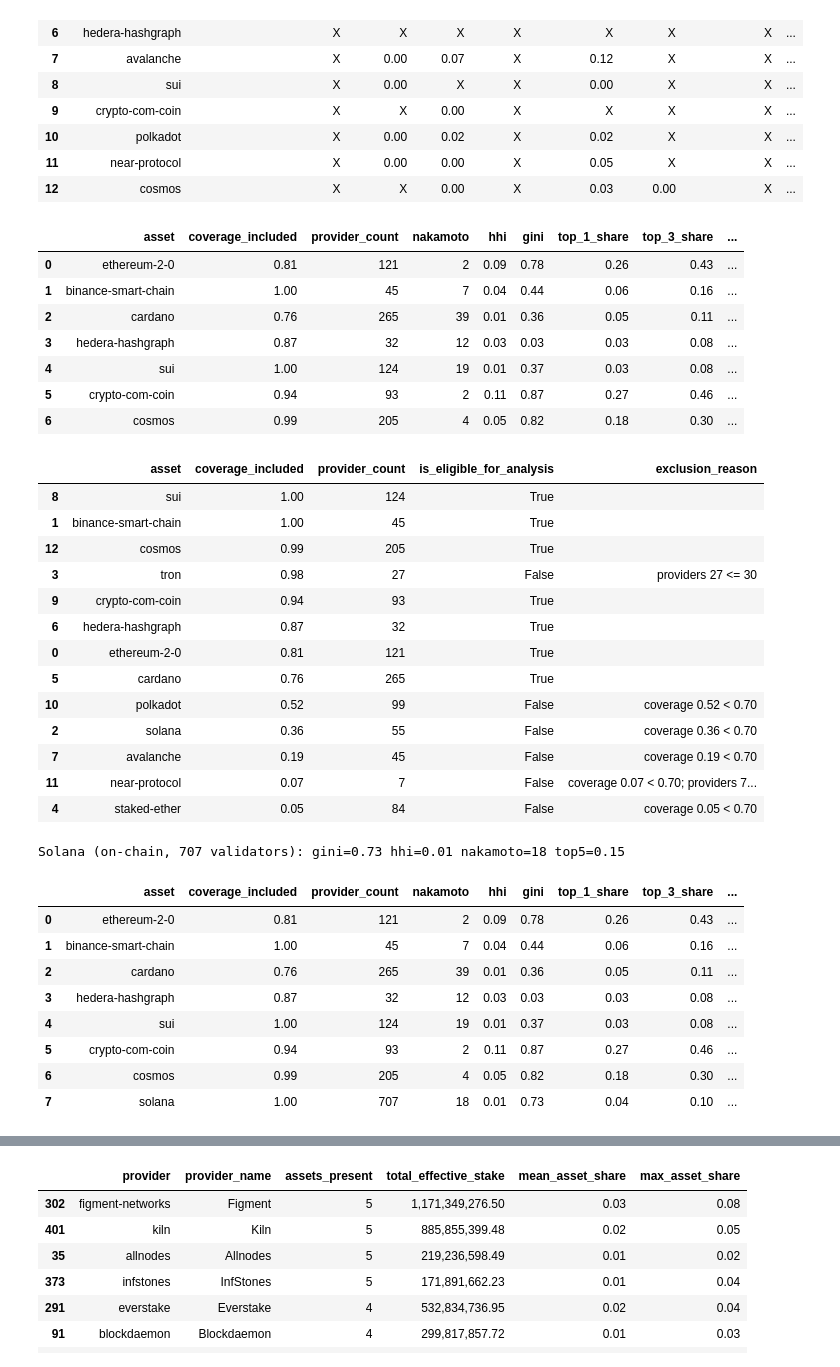
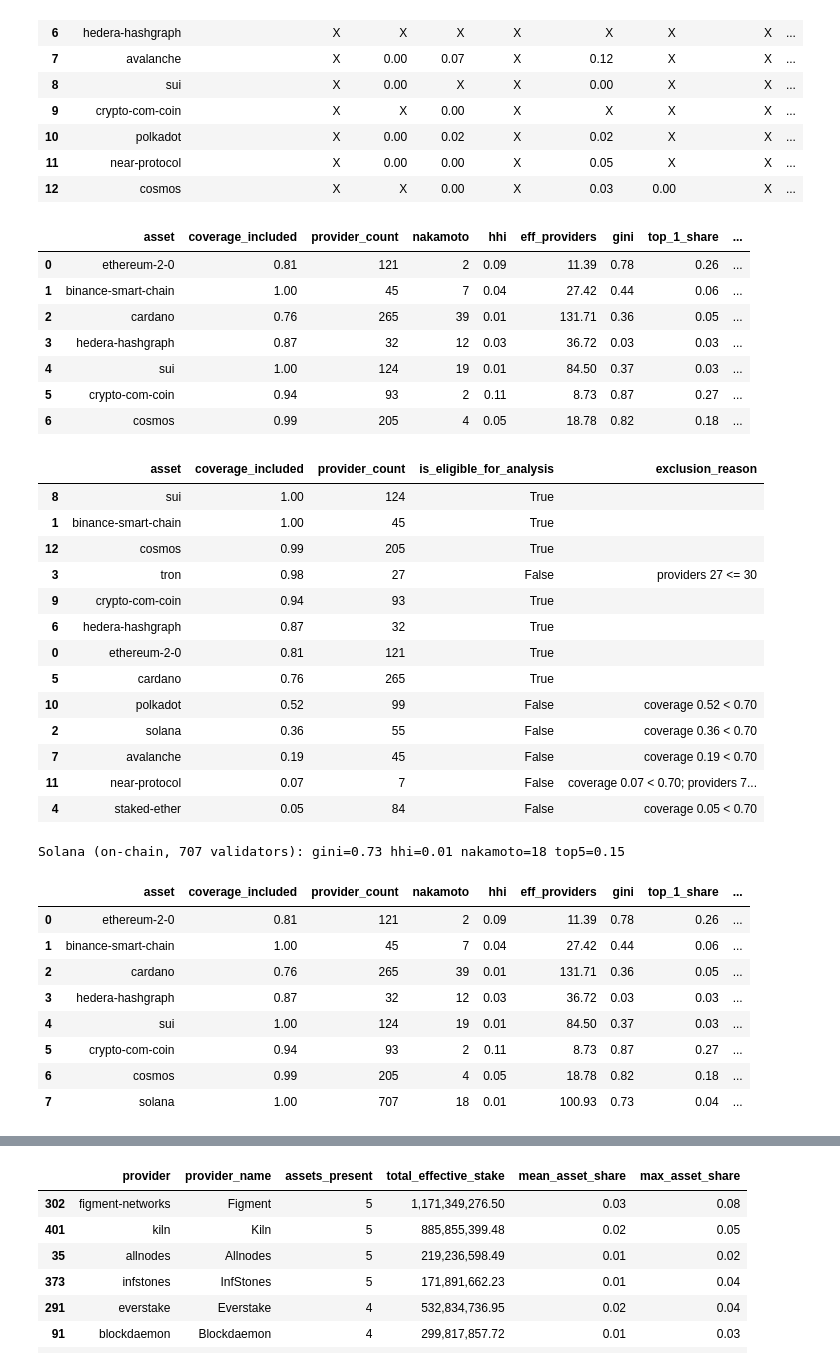
Before and after one commit to schwmi/StakingProviderConcentrationAnalysis, a Jupyter notebook: StakingRewardsAnalysis.ipynb, the cells around one changed output, grey strips where cells are left out. Cells and saved outputs as stored; diff of their text form; code cells hidden in the pictures.

Commit message:
Add residual robustness check and effective-provider column

```diff
--- a/StakingRewardsAnalysis.ipynb
+++ b/StakingRewardsAnalysis.ipynb
@@ -996,6 +996,7 @@ for asset in filtered_df["asset"]:
             "provider_count": provider_count,
             "nakamoto": nakamoto,
             "hhi": hhi,
+            "eff_providers": (1.0 / hhi) if hhi else float("nan"),
             "gini": gini,
             "top_1_share": topk.get("top_k", {}).get("1"),
             "top_3_share": topk.get("top_k", {}).get("3"),
@@ -1012,14 +1013,14 @@ candidate_overview = pd.DataFrame(candidate_log).sort_values(
 )
 display(candidate_overview)
 # %% [output]
-|  | asset | coverage_included | provider_count | nakamoto | hhi | gini | top_1_share | top_3_share | ... |
-| 0 | ethereum-2-0 | 0.81 | 121 | 2 | 0.09 | 0.78 | 0.26 | 0.43 | ... |
-| 1 | binance-smart-chain | 1.00 | 45 | 7 | 0.04 | 0.44 | 0.06 | 0.16 | ... |
-| 2 | cardano | 0.76 | 265 | 39 | 0.01 | 0.36 | 0.05 | 0.11 | ... |
-| 3 | hedera-hashgraph | 0.87 | 32 | 12 | 0.03 | 0.03 | 0.03 | 0.08 | ... |
-| 4 | sui | 1.00 | 124 | 19 | 0.01 | 0.37 | 0.03 | 0.08 | ... |
-| 5 | crypto-com-coin | 0.94 | 93 | 2 | 0.11 | 0.87 | 0.27 | 0.46 | ... |
-| 6 | cosmos | 0.99 | 205 | 4 | 0.05 | 0.82 | 0.18 | 0.30 | ... |
+|  | asset | coverage_included | provider_count | nakamoto | hhi | eff_providers | gini | top_1_share | ... |
+| 0 | ethereum-2-0 | 0.81 | 121 | 2 | 0.09 | 11.39 | 0.78 | 0.26 | ... |
+| 1 | binance-smart-chain | 1.00 | 45 | 7 | 0.04 | 27.42 | 0.44 | 0.06 | ... |
+| 2 | cardano | 0.76 | 265 | 39 | 0.01 | 131.71 | 0.36 | 0.05 | ... |
+| 3 | hedera-hashgraph | 0.87 | 32 | 12 | 0.03 | 36.72 | 0.03 | 0.03 | ... |
+| 4 | sui | 1.00 | 124 | 19 | 0.01 | 84.50 | 0.37 | 0.03 | ... |
+| 5 | crypto-com-coin | 0.94 | 93 | 2 | 0.11 | 8.73 | 0.87 | 0.27 | ... |
+| 6 | cosmos | 0.99 | 205 | 4 | 0.05 | 18.78 | 0.82 | 0.18 | ... |
 |  | asset | coverage_included | provider_count | is_eligible_for_analysis | exclusion_reason |
 | 8 | sui | 1.00 | 124 | True |  |
 | 1 | binance-smart-chain | 1.00 | 45 | True |  |
@@ -1063,42 +1064,43 @@ solana_hhi = calculate_hhi_from_values(
 solana_topk = calculate_top_k_stake_shares(
     solana_validators, total_value=solana_total, k_values=[1, 3, 5],
     split_residual=RESIDUAL_SPLIT_FOR_METRICS,
     min_residual_token_amount=RESIDUAL_MIN_TOKEN_AMOUNT,
 )
 
 solana_row = {
     "asset": "solana",
     "coverage_included": 1.0,
     "provider_count": len(solana_validators),
     "nakamoto": solana_nakamoto,
     "hhi": solana_hhi,
+    "eff_providers": (1.0 / solana_hhi) if solana_hhi else float("nan"),
     "gini": solana_gini,
     "top_1_share": solana_topk.get("top_k", {}).get("1"),
     "top_3_share": solana_topk.get("top_k", {}).get("3"),
     "top_5_share": solana_topk.get("top_k", {}).get("5"),
     "is_eligible_for_analysis": True,
 }
 
 df = pd.concat([df, pd.DataFrame([solana_row])], ignore_index=True)
 lorenz_inputs["solana"] = {"providers": solana_validators, "total_value": solana_total}
 
 print(
     f"Solana (on-chain, {len(solana_validators)} validators): "
     f"gini={solana_gini:.2f} hhi={solana_hhi:.2f} nakamoto={solana_nakamoto} "
     f"top5={solana_row['top_5_share']:.2f}"
 )
 display(df)
 # %% [output]
 Solana (on-chain, 707 validators): gini=0.73 hhi=0.01 nakamoto=18 top5=0.15
-|  | asset | coverage_included | provider_count | nakamoto | hhi | gini | top_1_share | top_3_share | ... |
-| 0 | ethereum-2-0 | 0.81 | 121 | 2 | 0.09 | 0.78 | 0.26 | 0.43 | ... |
-| 1 | binance-smart-chain | 1.00 | 45 | 7 | 0.04 | 0.44 | 0.06 | 0.16 | ... |
-| 2 | cardano | 0.76 | 265 | 39 | 0.01 | 0.36 | 0.05 | 0.11 | ... |
-| 3 | hedera-hashgraph | 0.87 | 32 | 12 | 0.03 | 0.03 | 0.03 | 0.08 | ... |
-| 4 | sui | 1.00 | 124 | 19 | 0.01 | 0.37 | 0.03 | 0.08 | ... |
-| 5 | crypto-com-coin | 0.94 | 93 | 2 | 0.11 | 0.87 | 0.27 | 0.46 | ... |
-| 6 | cosmos | 0.99 | 205 | 4 | 0.05 | 0.82 | 0.18 | 0.30 | ... |
-| 7 | solana | 1.00 | 707 | 18 | 0.01 | 0.73 | 0.04 | 0.10 | ... |
+|  | asset | coverage_included | provider_count | nakamoto | hhi | eff_providers | gini | top_1_share | ... |
+| 0 | ethereum-2-0 | 0.81 | 121 | 2 | 0.09 | 11.39 | 0.78 | 0.26 | ... |
+| 1 | binance-smart-chain | 1.00 | 45 | 7 | 0.04 | 27.42 | 0.44 | 0.06 | ... |
+| 2 | cardano | 0.76 | 265 | 39 | 0.01 | 131.71 | 0.36 | 0.05 | ... |
+| 3 | hedera-hashgraph | 0.87 | 32 | 12 | 0.03 | 36.72 | 0.03 | 0.03 | ... |
+| 4 | sui | 1.00 | 124 | 19 | 0.01 | 84.50 | 0.37 | 0.03 | ... |
+| 5 | crypto-com-coin | 0.94 | 93 | 2 | 0.11 | 8.73 | 0.87 | 0.27 | ... |
+| 6 | cosmos | 0.99 | 205 | 4 | 0.05 | 18.78 | 0.82 | 0.18 | ... |
+| 7 | solana | 1.00 | 707 | 18 | 0.01 | 100.93 | 0.73 | 0.04 | ... |
 # %%
 # columns to include in the LaTeX table
 TABLE_COLUMNS = [
```
Also changed, not shown: parts of 2 cells of this notebook, 3 other files.
